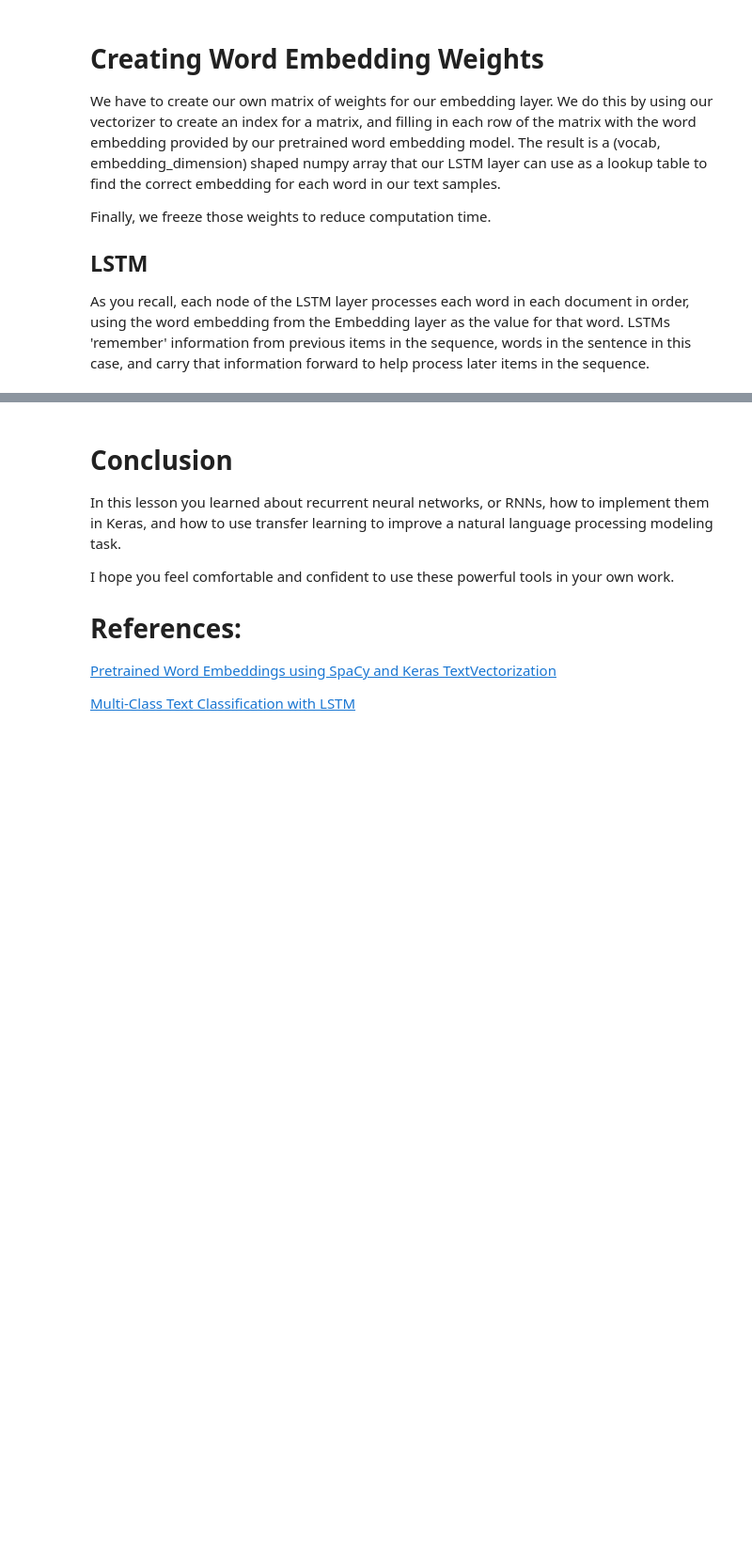
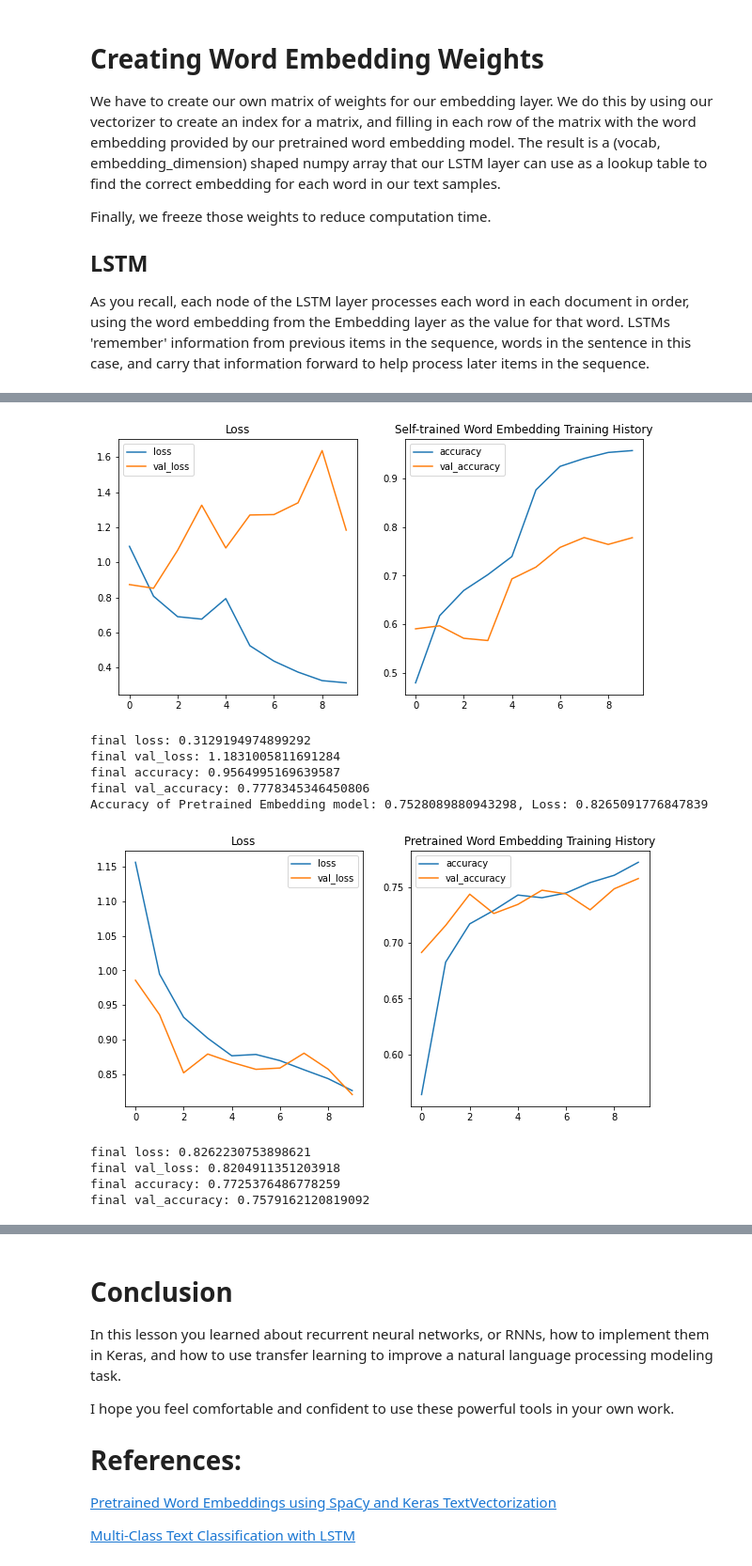
Before and after one commit to learn-co-students/011121-pt-ds, a Jupyter notebook: phase_4/advanced-nlp-rnns/RNNs_and_Word_Embeddings.ipynb, the cells around one changed output, grey strips where cells are left out. Shown at 94% size. Cells and saved outputs as stored; diff of their text form; code cells hidden in the pictures; blank space fills up the shorter version.

```diff
--- a/phase_4/advanced-nlp-rnns/RNNs_and_Word_Embeddings.ipynb
+++ b/phase_4/advanced-nlp-rnns/RNNs_and_Word_Embeddings.ipynb
@@ -336,7 +483,8 @@ def create_pretrain_LSTM():
 
   #The recurrent LSTM layer.  We have it return all of its Y outputs for
   #each cycle of each layer.
-  model.add(LSTM(50, return_sequences=True, dropout=0.5,
+  model.add(LSTM(50, return_sequences=True,
+                #  dropout=0.5,
                  kernel_regularizer=regularizers.l1_l2(l1=1e-4, l2=1e-3)))
   #The below below layer returns the highest activation of each LSTM node
   #for each input and pass them to the dense layer.
@@ -359,16 +507,18 @@ def create_pretrain_LSTM():
   return model
 # %%
 %%time
+
+#Delete previously drawn tensorflow graphs from memory. Helps with memory management
 tf.keras.backend.clear_session()
 
-model = create_pretrain_LSTM()
+pretrain = create_pretrain_LSTM()
 
-model.summary()
+pretrain.summary()
 
-history = model.fit(X_train,
+pretrained_history = pretrain.fit(X_train,
                     y_train,
                     validation_data = (X_val, y_val),
                     epochs = 10,
                     batch_size = 128)
 
-pretrained_score = model.evaluate(X_test, y_test)
+pretrained_score = pretrain.evaluate(X_test, y_test)
@@ -375,5 +543,6 @@ pretrained_score = model.evaluate(X_test, y_test)
 # %%
-
-plot_history(history)
 print(f'Accuracy of Self-trained Embedding model: {self_trained_score[1]}, Loss: {self_trained_score[0]}')
+plot_history(self_trained_history, title='Self-trained Word Embedding Training History')
 print(f'Accuracy of Pretrained Embedding model: {pretrained_score[1]}, Loss: {pretrained_score[0]}')
+plot_history(pretrained_history, title='Pretrained Word Embedding Training History')
+# %% [output]
@@ -379,0 +550,11 @@ print(f'Accuracy of Pretrained Embedding model: {pretrained_score[1]}, Loss: {pr
+[figure, added]
+final loss: 0.3129194974899292
+final val_loss: 1.1831005811691284
+final accuracy: 0.9564995169639587
+final val_accuracy: 0.7778345346450806
+Accuracy of Pretrained Embedding model: 0.7528089880943298, Loss: 0.8265091776847839
+[figure, added]
+final loss: 0.8262230753898621
+final val_loss: 0.8204911351203918
+final accuracy: 0.7725376486778259
+final val_accuracy: 0.7579162120819092
```
Also changed, not shown: parts of 23 cells of this notebook, 3 other files.
